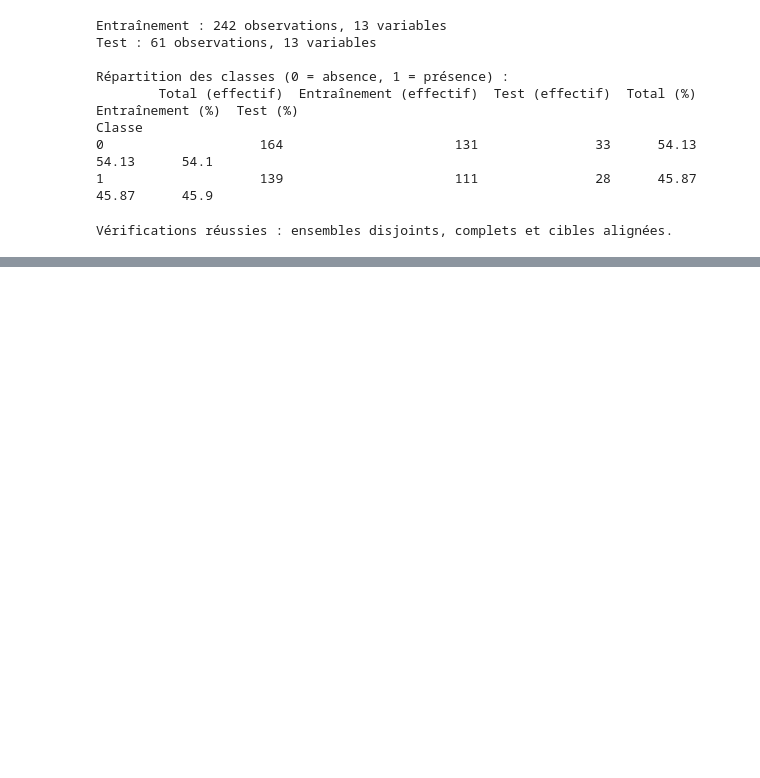
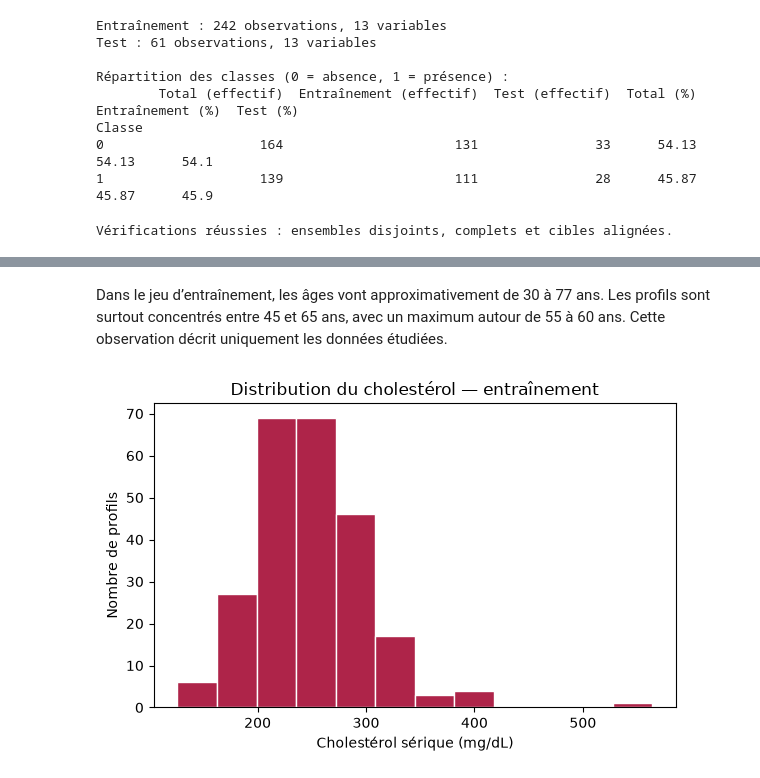
Before and after one commit to CardioScope-AI/CardioScope-DATA-ML, a Jupyter notebook: notebooks/01_eda.ipynb, the cells around one changed output, grey strips where cells are left out. Drawn from its saved outputs; the diff is of its cells as text; code cells hidden in the pictures; blank space fills up the shorter version.

```diff
--- a/notebooks/01_eda.ipynb
+++ b/notebooks/01_eda.ipynb
@@ -149,0 +200,14 @@ Vérifications réussies : ensembles disjoints, complets et cibles alignées.
+# %% [markdown]
+Dans le jeu d’entraînement, les âges vont approximativement de 30 à 77 ans. Les profils sont surtout concentrés entre 45 et 65 ans, avec un maximum autour de 55 à 60 ans. Cette observation décrit uniquement les données étudiées.
+# %%
+fig, ax = plt.subplots(figsize=(6, 4))
+ax.hist(X_train["chol"].dropna(), bins=12, color="#AE2449", edgecolor="white")
+
+ax.set_title("Distribution du cholestérol — entraînement")
+ax.set_xlabel("Cholestérol sérique (mg/dL)")
+ax.set_ylabel("Nombre de profils")
+
+plt.tight_layout()
+plt.show()
+# %% [output]
+[figure, added]
```
Also changed, not shown: parts of 12 cells of this notebook.
